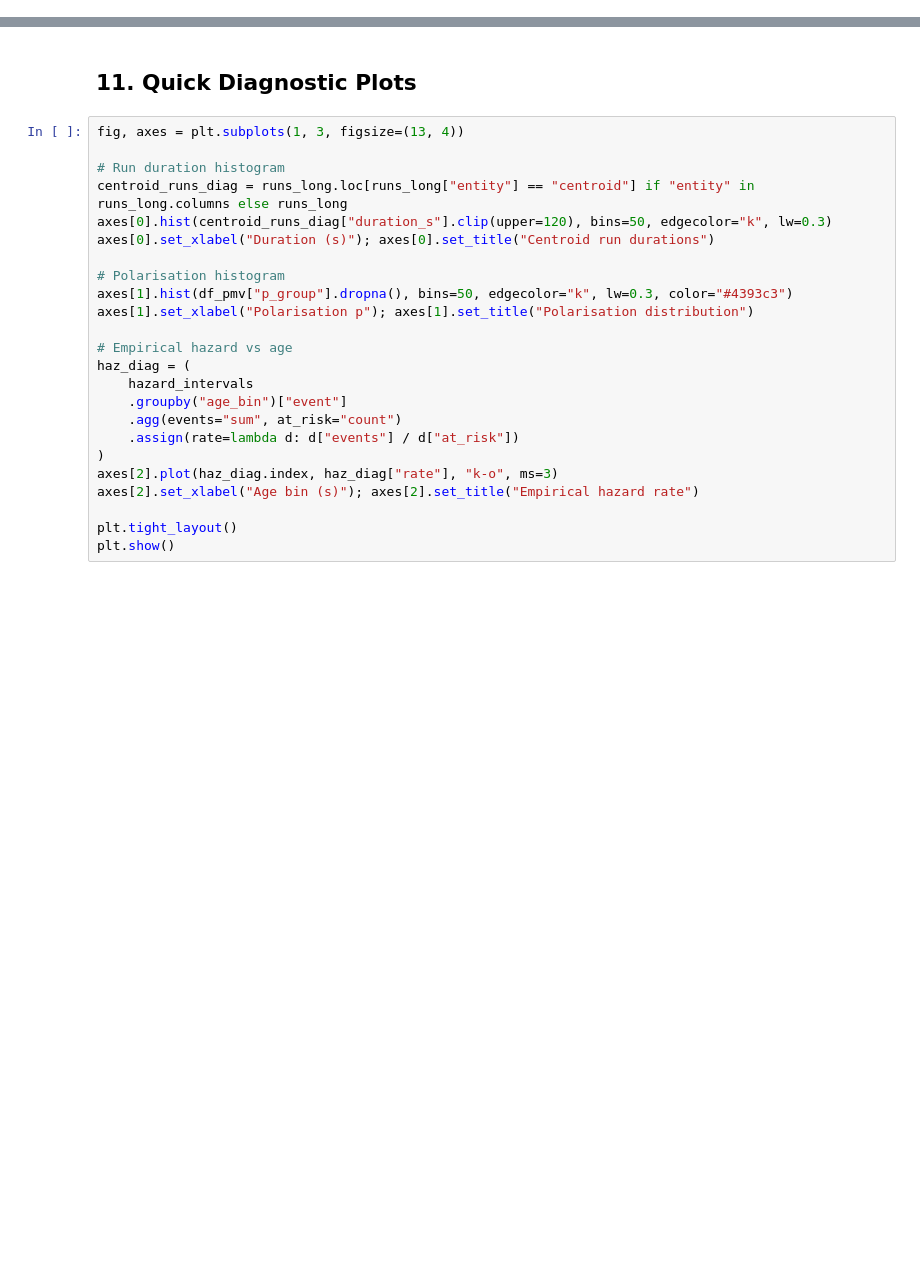
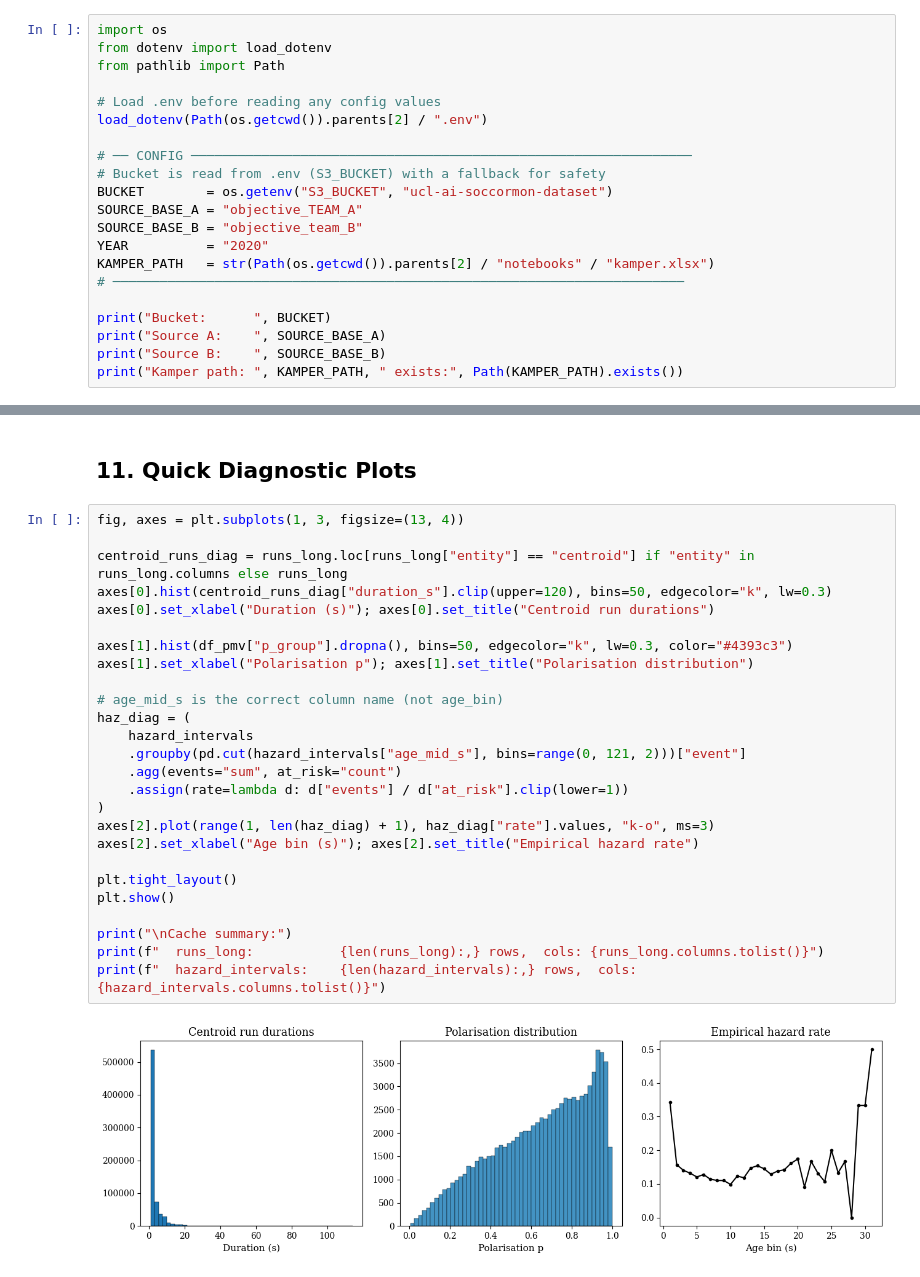
Before and after one commit to DGradeci/Athlelorien, a Jupyter notebook: analysis/levy_paper/notebooks/01_data_loading.ipynb, the cells around one changed output, grey strips where cells are left out. Cells and saved outputs as stored; diff of their text form; blank space fills up the shorter version.

```diff
--- a/analysis/levy_paper/notebooks/01_data_loading.ipynb
+++ b/analysis/levy_paper/notebooks/01_data_loading.ipynb
@@ -46,0 +37,21 @@ KAMPER_PATH    = "../../../notebooks/kamper.xlsx"  # adjust if in a different lo
+# %%
+import os
+from dotenv import load_dotenv
+from pathlib import Path
+
+# Load .env before reading any config values
+load_dotenv(Path(os.getcwd()).parents[2] / ".env")
+
+# ── CONFIG ────────────────────────────────────────────────────────────────
+# Bucket is read from .env (S3_BUCKET) with a fallback for safety
+BUCKET        = os.getenv("S3_BUCKET", "ucl-ai-soccormon-dataset")
+SOURCE_BASE_A = "objective_TEAM_A"
+SOURCE_BASE_B = "objective_team_B"
+YEAR          = "2020"
+KAMPER_PATH   = str(Path(os.getcwd()).parents[2] / "notebooks" / "kamper.xlsx")
+# ─────────────────────────────────────────────────────────────────────────
+
+print("Bucket:      ", BUCKET)
+print("Source A:    ", SOURCE_BASE_A)
+print("Source B:    ", SOURCE_BASE_B)
+print("Kamper path: ", KAMPER_PATH, " exists:", Path(KAMPER_PATH).exists())
@@ -402,24 +631,28 @@ print("\nAll caches saved. Run downstream figure notebooks.")
 # %%
 fig, axes = plt.subplots(1, 3, figsize=(13, 4))
 
-# Run duration histogram
 centroid_runs_diag = runs_long.loc[runs_long["entity"] == "centroid"] if "entity" in runs_long.columns else runs_long
 axes[0].hist(centroid_runs_diag["duration_s"].clip(upper=120), bins=50, edgecolor="k", lw=0.3)
 axes[0].set_xlabel("Duration (s)"); axes[0].set_title("Centroid run durations")
 
-# Polarisation histogram
 axes[1].hist(df_pmv["p_group"].dropna(), bins=50, edgecolor="k", lw=0.3, color="#4393c3")
 axes[1].set_xlabel("Polarisation p"); axes[1].set_title("Polarisation distribution")
 
-# Empirical hazard vs age
+# age_mid_s is the correct column name (not age_bin)
 haz_diag = (
     hazard_intervals
-    .groupby("age_bin")["event"]
+    .groupby(pd.cut(hazard_intervals["age_mid_s"], bins=range(0, 121, 2)))["event"]
     .agg(events="sum", at_risk="count")
-    .assign(rate=lambda d: d["events"] / d["at_risk"])
+    .assign(rate=lambda d: d["events"] / d["at_risk"].clip(lower=1))
 )
-axes[2].plot(haz_diag.index, haz_diag["rate"], "k-o", ms=3)
+axes[2].plot(range(1, len(haz_diag) + 1), haz_diag["rate"].values, "k-o", ms=3)
 axes[2].set_xlabel("Age bin (s)"); axes[2].set_title("Empirical hazard rate")
 
 plt.tight_layout()
 plt.show()
+
+print("\nCache summary:")
+print(f"  runs_long:           {len(runs_long):,} rows,  cols: {runs_long.columns.tolist()}")
+print(f"  hazard_intervals:    {len(hazard_intervals):,} rows,  cols: {hazard_intervals.columns.tolist()}")
+# %% [output]
+[figure, added]
```
Also changed, not shown: parts of 15 cells of this notebook, 3 other files.
